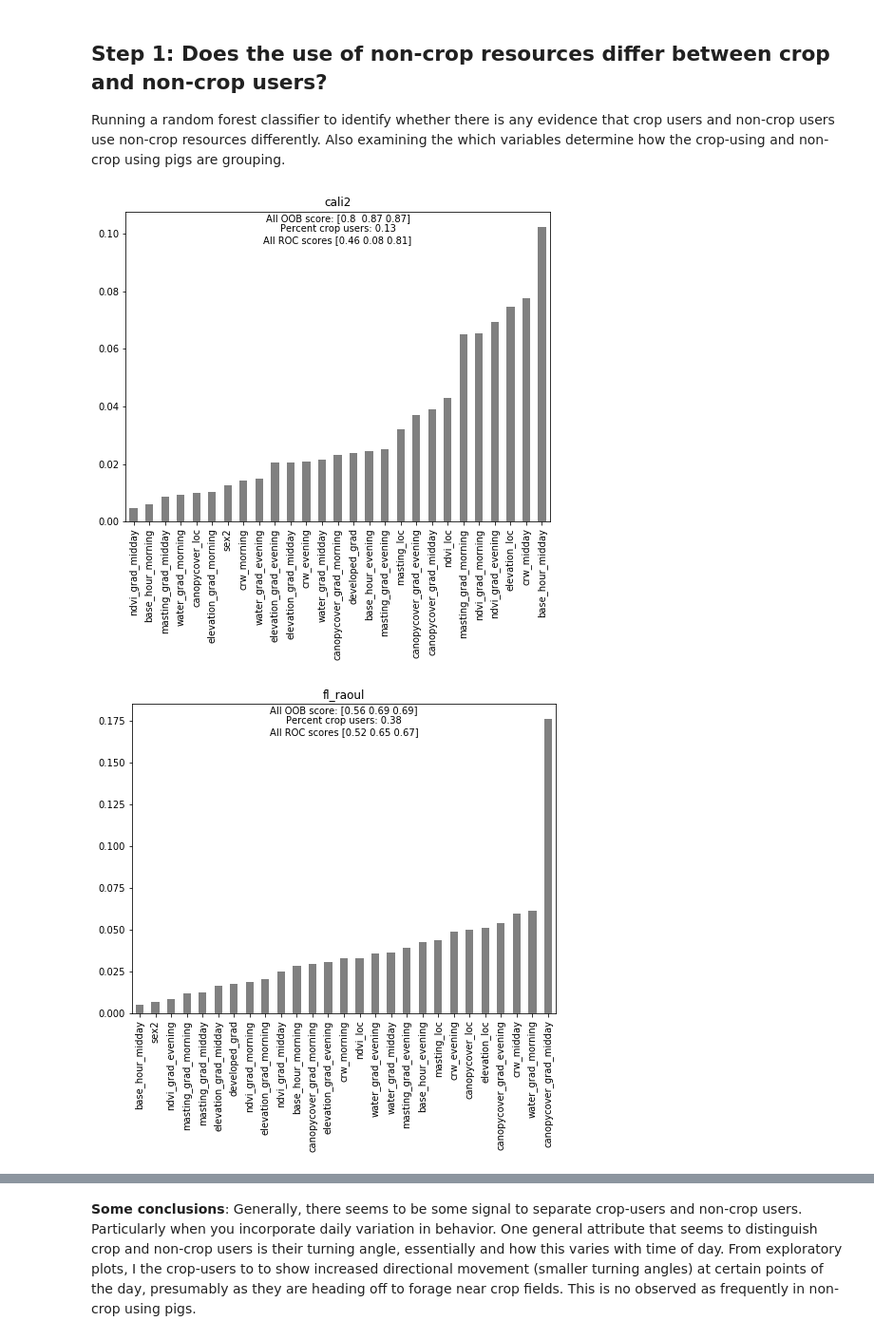
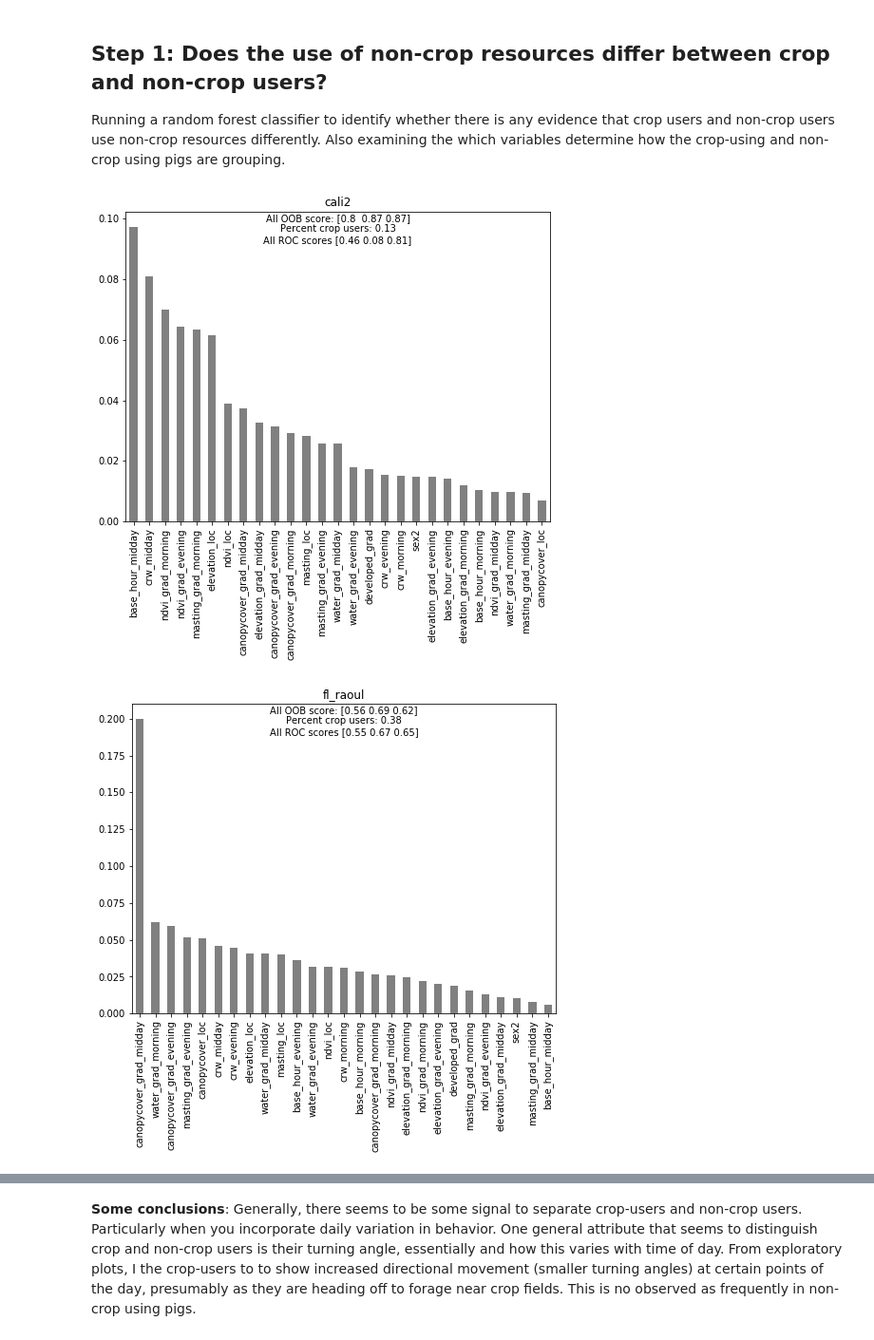
Before and after one commit to mqwilber/rsf_swine, a Jupyter notebook: code/Cluster_analysis.ipynb, the cells around one changed output, grey strips where cells are left out. Shown at 95% size. Cells and saved outputs as stored; diff of their text form; code cells hidden in the pictures.

```diff
--- a/code/Cluster_analysis.ipynb
+++ b/code/Cluster_analysis.ipynb
@@ -55,5 +113,10 @@ for modp in modparams:
     joindt.append(cusers)
 
 # Show summary of crop users
-cusers.groupby("study").agg({"cropuser" : {'tot': lambda x: np.sum(x == True), 'sum' : len} })
+bplot = cusers.groupby("study").agg({"cropuser" : {'Crop users': lambda x: np.sum(x == True),
+                                           'Non-crop users' : lambda x: np.sum(x != True)} })
+bplot.columns = bplot.columns.levels[1]
+ax = bplot.plot.bar()
+ax.set_ylabel("Number of pigs")
+plt.savefig("../docs/presentations/images/cropusers.pdf", bbox_inches="tight")
 # %% [output]
@@ -88,7 +137,7 @@ for study in studynames:
     for model in joindt:
 
         studydt = model[model.study == study]
-        rf = ensemble.RandomForestClassifier(n_estimators=500, min_samples_split=2, oob_score=True, n_jobs=3)
+        rf = ensemble.RandomForestClassifier(n_estimators=800, min_samples_split=2, oob_score=True, n_jobs=3)
 
         y = studydt.cropuser.astype(np.int)
 
@@ -108,23 +157,28 @@ for study in studynames:
             rfresults[study].append((rffit, vnames, y))
 # %%
 from sklearn.metrics import roc_auc_score
+
+toptwo = []
 for study in rfresults.keys():
 
     oob_scores = [est.oob_score_ for est, vnames, y in rfresults[study]]
     roc_scores = [roc_auc_score(y, est.oob_decision_function_[:, 1]) for est, vnames, y in rfresults[study]]
 
     if len(oob_scores) > 0:
 
         ind = np.argmax(oob_scores)
         est, vnames, y = rfresults[study][1]
 
         # ROC curve characteristics
 
         fig, ax = plt.subplots(1, 1, figsize=(8, 6))
-        pd.Series(est.feature_importances_, index=vnames).sort_values().plot(kind="bar", ax=ax, color="grey")
+        imp = pd.Series(est.feature_importances_, index=vnames).sort_values(ascending=False)
+        imp = pd.DataFrame(imp).assign(study=study).reset_index(drop=False)
+        toptwo.append(imp.loc[:1])
+        pd.Series(est.feature_importances_, index=vnames).sort_values(ascending=False).plot(kind="bar", ax=ax, color="grey")
         ax.tick_params(labelsize=10)
         ax.set_title(study)
         ax.text(0.5, 0.9, "All OOB score: {0}\nPercent crop users: {1:.2f}\nAll ROC scores {2}".format(np.round(oob_scores, decimals=2), np.sum(y == 1) / len(y), np.round(roc_scores, decimals=2)), ha="center", transform=ax.transAxes)
 # %% [output]
-[figure, old version]
+[figure, new version]
-[figure, old version]
+[figure, new version]
```
Also changed, not shown: parts of 18 cells of this notebook, 6 other files.
